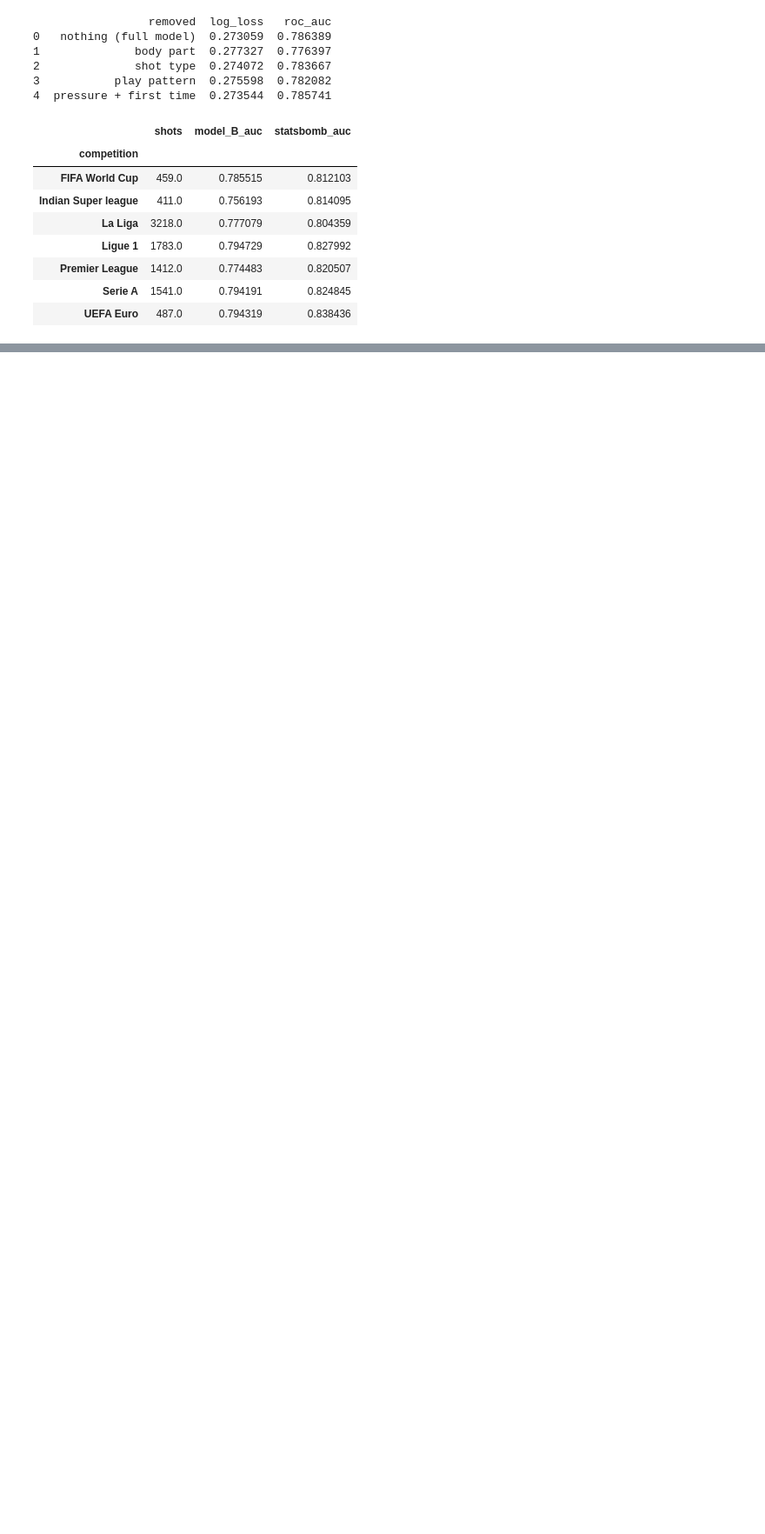
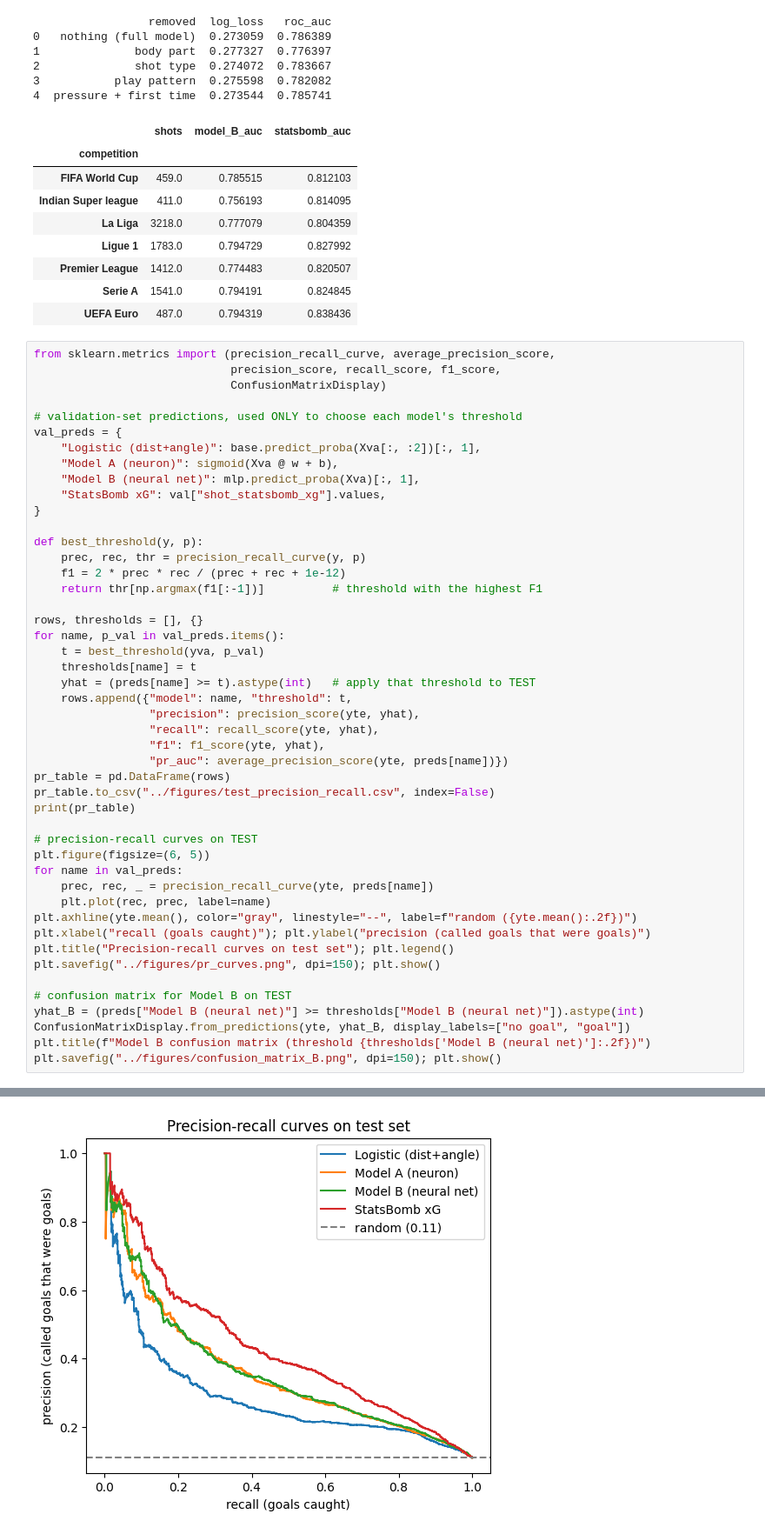
Before and after one commit to AliBayoumi/ENEL525-xG-Machine-Learning, a Jupyter notebook: notebooks/03_models.ipynb, the cells around one changed output, grey strips where cells are left out. Shown at 87% size. Saved outputs shown, nothing was run; the diff lists cells and outputs as text; blank space fills up the shorter version.

Commit message:
added pr+confusion

```diff
--- a/notebooks/03_models.ipynb
+++ b/notebooks/03_models.ipynb
@@ -299,3 +299,51 @@ by_comp
 | Premier League | 1412.0 | 0.774483 | 0.820507 |
 | Serie A | 1541.0 | 0.794191 | 0.824845 |
 | UEFA Euro | 487.0 | 0.794319 | 0.838436 |
+# %%
+from sklearn.metrics import (precision_recall_curve, average_precision_score,
+                             precision_score, recall_score, f1_score,
+                             ConfusionMatrixDisplay)
+
+# validation-set predictions, used ONLY to choose each model's threshold
+val_preds = {
+    "Logistic (dist+angle)": base.predict_proba(Xva[:, :2])[:, 1],
+    "Model A (neuron)": sigmoid(Xva @ w + b),
+    "Model B (neural net)": mlp.predict_proba(Xva)[:, 1],
+    "StatsBomb xG": val["shot_statsbomb_xg"].values,
+}
+
+def best_threshold(y, p):
+    prec, rec, thr = precision_recall_curve(y, p)
+    f1 = 2 * prec * rec / (prec + rec + 1e-12)
+    return thr[np.argmax(f1[:-1])]          # threshold with the highest F1
+
+rows, thresholds = [], {}
+for name, p_val in val_preds.items():
+    t = best_threshold(yva, p_val)
+    thresholds[name] = t
+    yhat = (preds[name] >= t).astype(int)   # apply that threshold to TEST
+    rows.append({"model": name, "threshold": t,
+                 "precision": precision_score(yte, yhat),
+                 "recall": recall_score(yte, yhat),
+                 "f1": f1_score(yte, yhat),
+                 "pr_auc": average_precision_score(yte, preds[name])})
+pr_table = pd.DataFrame(rows)
+pr_table.to_csv("../figures/test_precision_recall.csv", index=False)
+print(pr_table)
+
+# precision-recall curves on TEST
+plt.figure(figsize=(6, 5))
+for name in val_preds:
+    prec, rec, _ = precision_recall_curve(yte, preds[name])
+    plt.plot(rec, prec, label=name)
+plt.axhline(yte.mean(), color="gray", linestyle="--", label=f"random ({yte.mean():.2f})")
+plt.xlabel("recall (goals caught)"); plt.ylabel("precision (called goals that were goals)")
+plt.title("Precision-recall curves on test set"); plt.legend()
+plt.savefig("../figures/pr_curves.png", dpi=150); plt.show()
+
+# confusion matrix for Model B on TEST
+yhat_B = (preds["Model B (neural net)"] >= thresholds["Model B (neural net)"]).astype(int)
+ConfusionMatrixDisplay.from_predictions(yte, yhat_B, display_labels=["no goal", "goal"])
+plt.title(f"Model B confusion matrix (threshold {thresholds['Model B (neural net)']:.2f})")
+plt.savefig("../figures/confusion_matrix_B.png", dpi=150); plt.show()
+# %% [output]
@@ -301,0 +355 @@ by_comp
+[figure, added]
```
Also changed, not shown: parts of 1 cell of this notebook, 3 other files.
